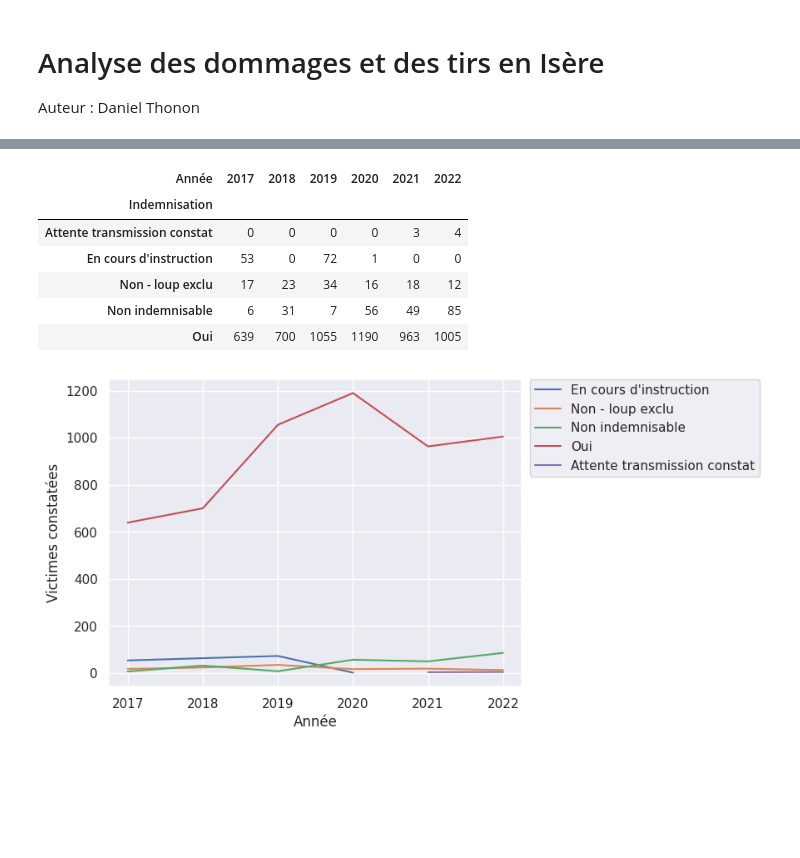
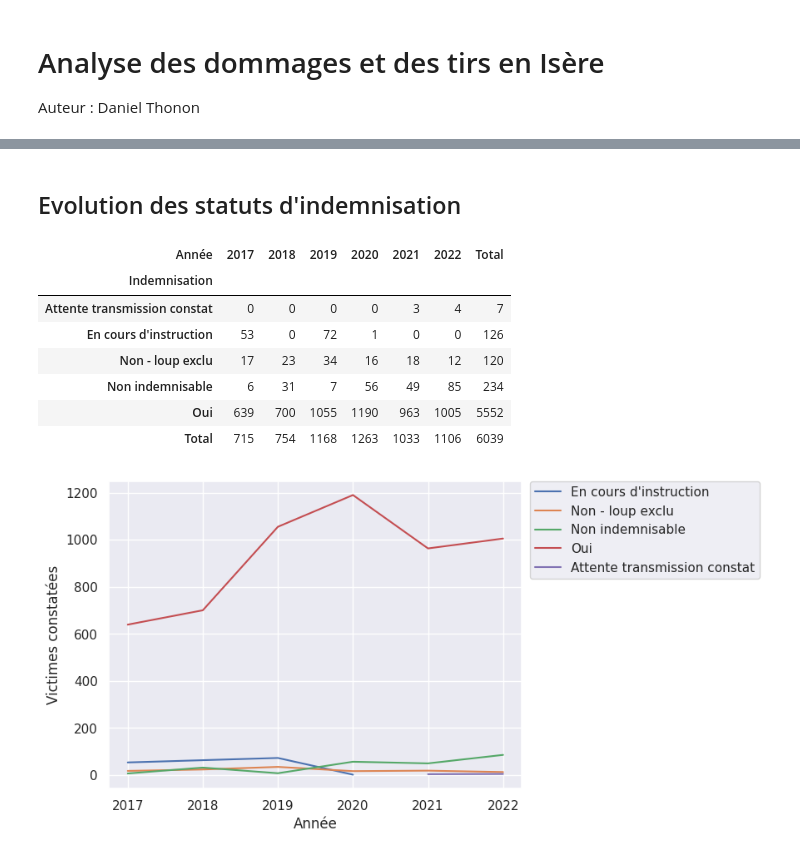
Before and after one commit to dthonon/pna_loup_suivi, a Jupyter notebook: notebook/Analyse-38.ipynb, the cells around one changed output, grey strips where cells are left out. Saved outputs shown, nothing was run; the diff lists cells and outputs as text; code cells hidden in the pictures; blank space fills up the shorter version.

```diff
--- a/notebook/Analyse-38.ipynb
+++ b/notebook/Analyse-38.ipynb
@@ -76,21 +57,23 @@ constats_y.sum(numeric_only=True)
+# %% [markdown]
+## Evolution des statuts d'indemnisation
 # %%
-par_indemnisation = pd.pivot_table(
+pd.pivot_table(
     constats,
     values="Victimes constatées",
     index="Indemnisation",
     columns="Année",
     aggfunc=np.sum,
     fill_value=0,
-    # margins=True,
-    # margins_name="Total"
+    margins=True,
+    margins_name="Total",
 )
-par_indemnisation
 # %% [output]
-| Année | 2017 | 2018 | 2019 | 2020 | 2021 | 2022 |
-| Indemnisation |  |  |  |  |  |  |
-| Attente transmission constat | 0 | 0 | 0 | 0 | 3 | 4 |
-| En cours d'instruction | 53 | 0 | 72 | 1 | 0 | 0 |
-| Non - loup exclu | 17 | 23 | 34 | 16 | 18 | 12 |
-| Non indemnisable | 6 | 31 | 7 | 56 | 49 | 85 |
-| Oui | 639 | 700 | 1055 | 1190 | 963 | 1005 |
+| Année | 2017 | 2018 | 2019 | 2020 | 2021 | 2022 | Total |
+| Indemnisation |  |  |  |  |  |  |  |
+| Attente transmission constat | 0 | 0 | 0 | 0 | 3 | 4 | 7 |
+| En cours d'instruction | 53 | 0 | 72 | 1 | 0 | 0 | 126 |
+| Non - loup exclu | 17 | 23 | 34 | 16 | 18 | 12 | 120 |
+| Non indemnisable | 6 | 31 | 7 | 56 | 49 | 85 | 234 |
+| Oui | 639 | 700 | 1055 | 1190 | 963 | 1005 | 5552 |
+| Total | 715 | 754 | 1168 | 1263 | 1033 | 1106 | 6039 |
 # %%
```
Also changed, not shown: parts of 8 cells of this notebook.
